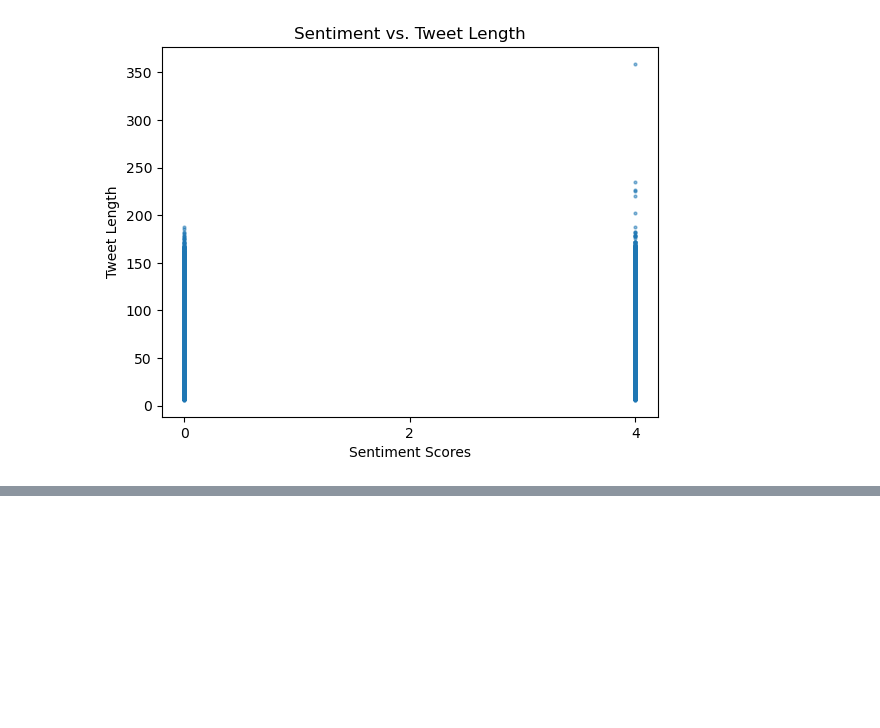
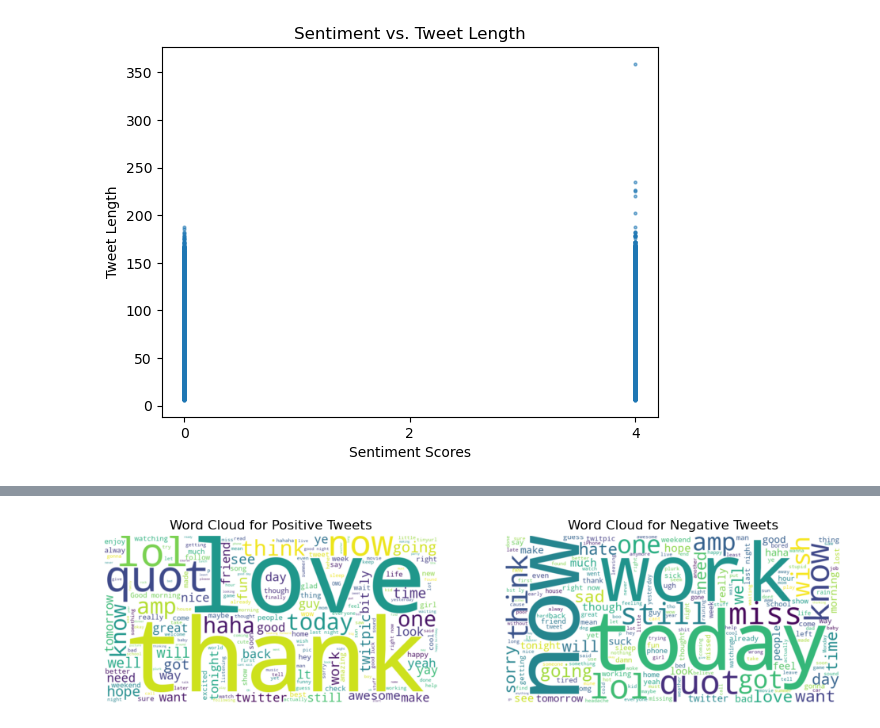
Before and after one commit to pnavab/tweet-sentiment-NLP, a Jupyter notebook: main.ipynb, the cells around one changed output, grey strips where cells are left out. Drawn from its saved outputs; the diff is of its cells as text; code cells hidden in the pictures; blank space fills up the shorter version.

Commit message:
add wordclouds

```diff
--- a/main.ipynb
+++ b/main.ipynb
@@ -98,3 +98,40 @@ plt.xticks([0, 2, 4])
 plt.show()
 # %% [output]
 [figure]
+# %%
+import seaborn as sns
+!pip install wordcloud
+from wordcloud import WordCloud
+
+# Assuming df is the DataFrame containing the sentiment140 dataset
+
+# Preprocess the text data
+df['cleaned_tweet'] = df['tweet'].apply(lambda x: ' '.join([word for word in x.split() if len(word) > 2]))
+
+# Create separate DataFrames for positive and negative tweets
+positive_tweets = df[df['score'] == 4]
+negative_tweets = df[df['score'] == 0]
+
+# Generate Word Cloud for Positive Tweets
+positive_text = ' '.join(positive_tweets['cleaned_tweet'])
+positive_wordcloud = WordCloud(width=800, height=400, background_color='white').generate(positive_text)
+
+# Generate Word Cloud for Negative Tweets
+negative_text = ' '.join(negative_tweets['cleaned_tweet'])
+negative_wordcloud = WordCloud(width=800, height=400, background_color='white').generate(negative_text)
+
+# Plot the Word Clouds
+plt.figure(figsize=(12, 6))
+
+plt.subplot(1, 2, 1)
+plt.imshow(positive_wordcloud, interpolation='bilinear')
+plt.title('Word Cloud for Positive Tweets')
+plt.axis('off')
+
+plt.subplot(1, 2, 2)
+plt.imshow(negative_wordcloud, interpolation='bilinear')
+plt.title('Word Cloud for Negative Tweets')
+plt.axis('off')
+
+plt.show()
+# %% [output]
@@ -100,0 +150 @@ plt.show()
+[figure, added]
```
Also changed, not shown: parts of 5 cells of this notebook, 1 other file.
